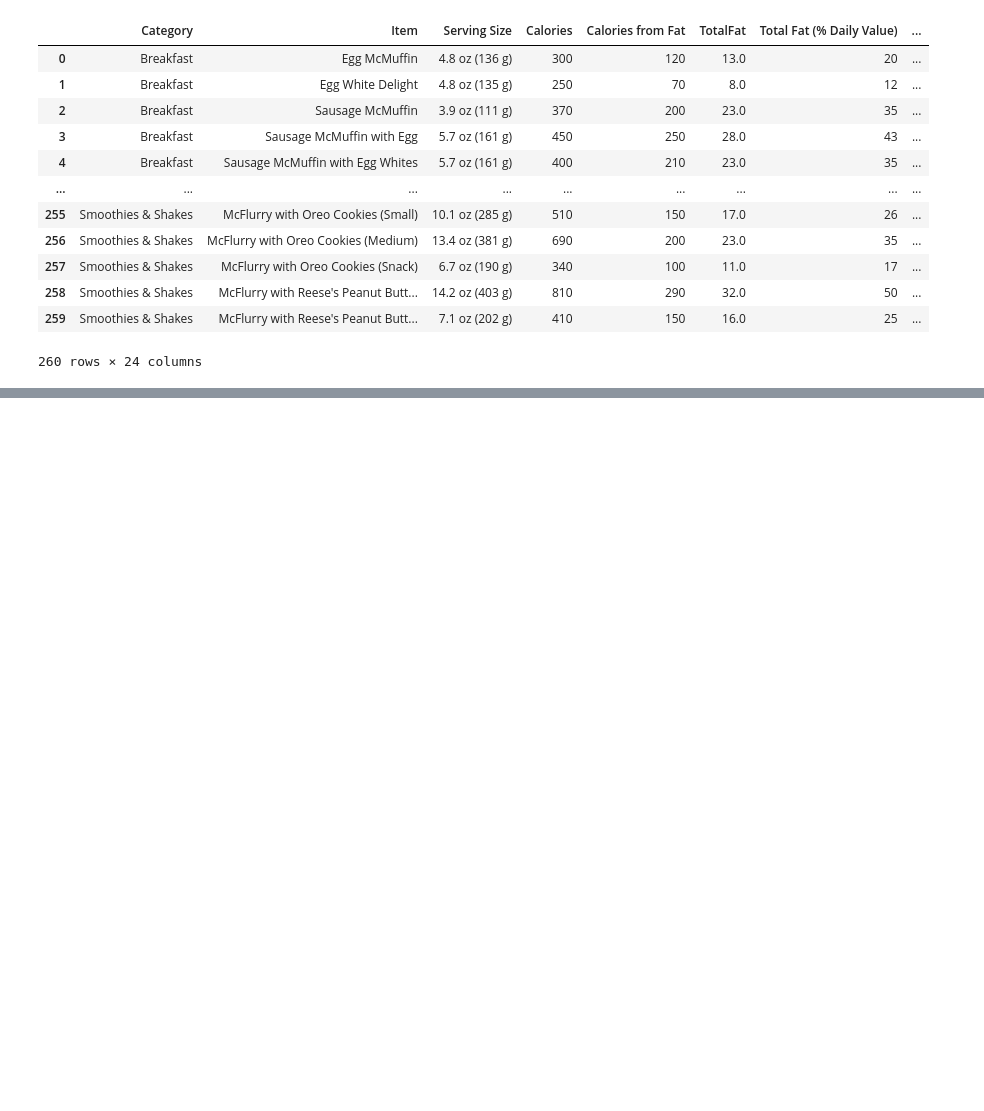
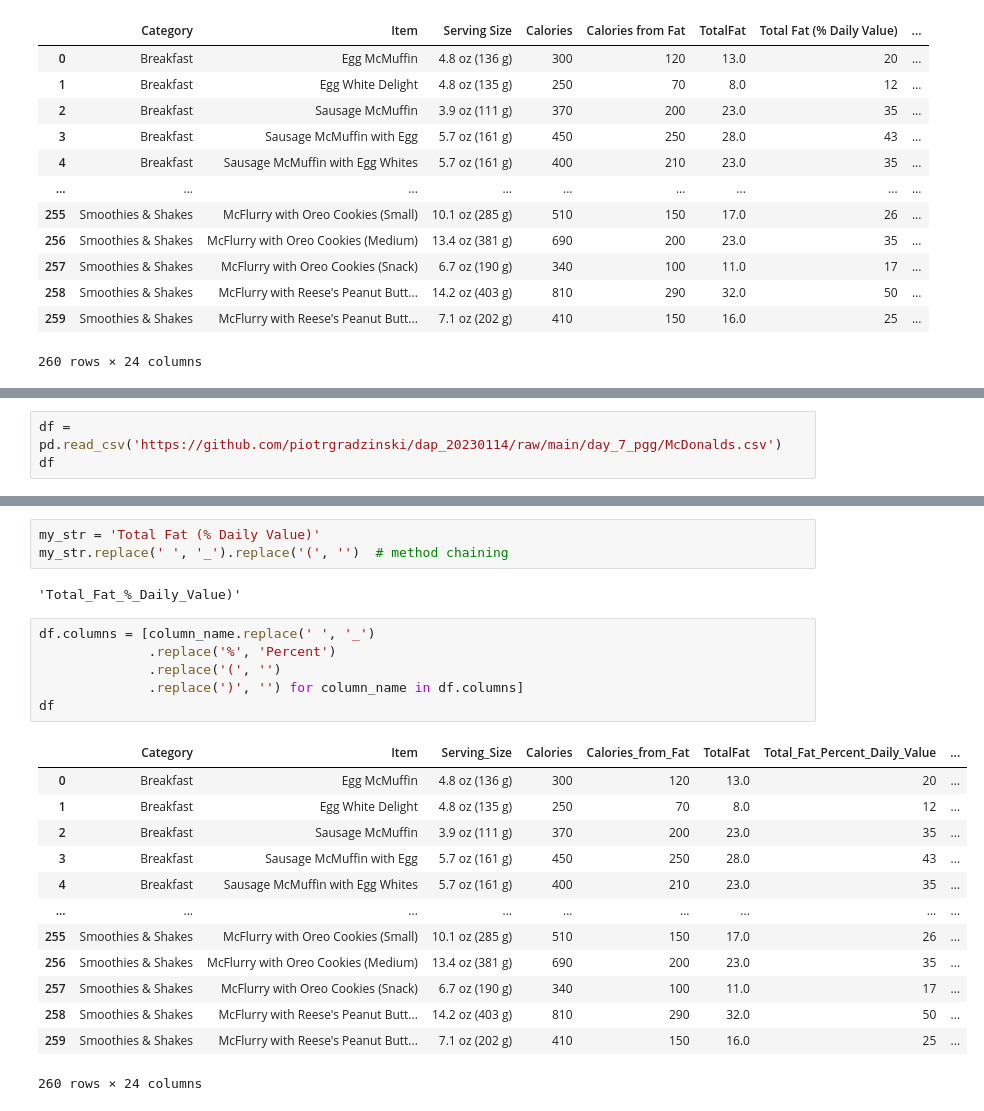
Before and after one commit to piotrgradzinski/dap_20230114, a Jupyter notebook: day_7_pgg/mcdonals_modifications.ipynb, the cells around one changed output, grey strips where cells are left out. Saved outputs shown, nothing was run; the diff lists cells and outputs as text; blank space fills up the shorter version.

Commit message:
McDonals.

```diff
--- a/day_7_pgg/mcdonals_modifications.ipynb
+++ b/day_7_pgg/mcdonals_modifications.ipynb
@@ -19,0 +86,3 @@ df
+# %%
+df = pd.read_csv('https://github.com/piotrgradzinski/dap_20230114/raw/main/day_7_pgg/McDonalds.csv')
+df
@@ -19,0 +109,25 @@ df
+# %%
+my_str = 'Total Fat (% Daily Value)'
+my_str.replace(' ', '_').replace('(', '')  # method chaining
+# %% [output]
+'Total_Fat_%_Daily_Value)'
+# %%
+df.columns = [column_name.replace(' ', '_')
+              .replace('%', 'Percent')
+              .replace('(', '')
+              .replace(')', '') for column_name in df.columns]
+df
+# %% [output]
+|  | Category | Item | Serving_Size | Calories | Calories_from_Fat | TotalFat | Total_Fat_Percent_Daily_Value | ... |
+| 0 | Breakfast | Egg McMuffin | 4.8 oz (136 g) | 300 | 120 | 13.0 | 20 | ... |
+| 1 | Breakfast | Egg White Delight | 4.8 oz (135 g) | 250 | 70 | 8.0 | 12 | ... |
+| 2 | Breakfast | Sausage McMuffin | 3.9 oz (111 g) | 370 | 200 | 23.0 | 35 | ... |
+| 3 | Breakfast | Sausage McMuffin with Egg | 5.7 oz (161 g) | 450 | 250 | 28.0 | 43 | ... |
+| 4 | Breakfast | Sausage McMuffin with Egg Whites | 5.7 oz (161 g) | 400 | 210 | 23.0 | 35 | ... |
+| ... | ... | ... | ... | ... | ... | ... | ... | ... |
+| 255 | Smoothies & Shakes | McFlurry with Oreo Cookies (Small) | 10.1 oz (285 g) | 510 | 150 | 17.0 | 26 | ... |
+| 256 | Smoothies & Shakes | McFlurry with Oreo Cookies (Medium) | 13.4 oz (381 g) | 690 | 200 | 23.0 | 35 | ... |
+| 257 | Smoothies & Shakes | McFlurry with Oreo Cookies (Snack) | 6.7 oz (190 g) | 340 | 100 | 11.0 | 17 | ... |
+| 258 | Smoothies & Shakes | McFlurry with Reese's Peanut Butt... | 14.2 oz (403 g) | 810 | 290 | 32.0 | 50 | ... |
+| 259 | Smoothies & Shakes | McFlurry with Reese's Peanut Butt... | 7.1 oz (202 g) | 410 | 150 | 16.0 | 25 | ... |
+260 rows × 24 columns
```
Also changed, not shown: parts of 36 cells of this notebook.
